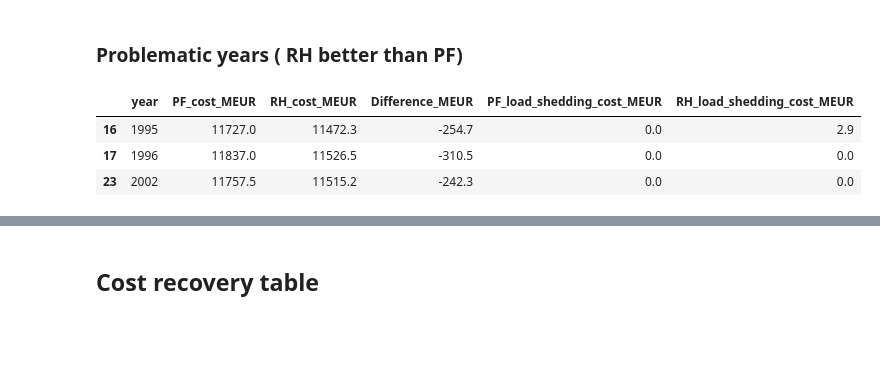
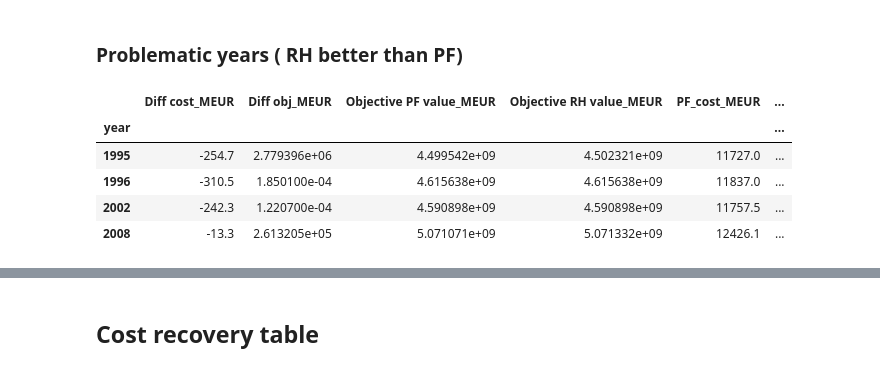
Before and after one commit to jonathangadfelt/MSc-thesis-Jonathan-Gadfelt, a Jupyter notebook: RLH_results.ipynb, the cells around one changed output, grey strips where cells are left out. Cells and saved outputs as stored; diff of their text form; code cells hidden in the pictures; blank space fills up the shorter version.

```diff
--- a/RLH_results.ipynb
+++ b/RLH_results.ipynb
@@ -103,7 +82,7 @@ AttributeError: 'Network' object has no attribute '_rolling_runs'
 # Results storage
 results = []
 
-for year in weather_years[:28]:  # Limiting to first 28 years for quicker testing
+for year in weather_years:  # Limiting to first 28 years for quicker testing
     pf_net = networks_pf[year]
     rh_net = networks_rh[year]
 
@@ -132,15 +111,20 @@ for year in weather_years[:28]:  # Limiting to first 28 years for quicker testin
 
     results.append({
         'year': year,
-        #'Objective value_MEUR': round(pf_net.objective, 1),
+        'Objective PF value_MEUR': round(pf_net.objective, 6),
         #'RH_objective_value_MEUR': round(rh_net., 1),
         'PF_cost_MEUR': round(pf_cost, 1),
         'RH_cost_MEUR': round(rh_cost, 1),
-        'Difference_MEUR': round(diff, 1),
+        'Diff cost_MEUR': round(diff, 1),
         'PF_load_shedding_cost_MEUR': round(ls_total_cost_pf, 1),
         'RH_load_shedding_cost_MEUR': round(ls_total_cost_rh, 1)
     })
 
 results_df = pd.DataFrame(results)
+obj_rh = pd.read_csv("rolling_objectives_N_RH_w-2017_d-2019_h-2007_ESP_0BS_hSPC.nc.csv")
+results_df['Objective RH value_MEUR'] = (obj_rh['total objective']).round(6)
+results_df["Diff obj_MEUR"] = (results_df['Objective RH value_MEUR'] - results_df['Objective PF value_MEUR']).round(8)
+results_df = results_df[sorted(results_df.columns)]
+results_df = results_df.set_index('year')
 results_df
 # %% [output]
@@ -227,10 +212,12 @@ results_df
 ### Problematic years ( RH better than PF)
 # %%
 # Problematic years
-problematic_years = results_df[results_df['Difference_MEUR'] < 0]
+problematic_years = results_df[results_df['Diff cost_MEUR'] < 0]
 problematic_years
 # %% [output]
-|  | year | PF_cost_MEUR | RH_cost_MEUR | Difference_MEUR | PF_load_shedding_cost_MEUR | RH_load_shedding_cost_MEUR |
-| 16 | 1995 | 11727.0 | 11472.3 | -254.7 | 0.0 | 2.9 |
-| 17 | 1996 | 11837.0 | 11526.5 | -310.5 | 0.0 | 0.0 |
-| 23 | 2002 | 11757.5 | 11515.2 | -242.3 | 0.0 | 0.0 |
+|  | Diff cost_MEUR | Diff obj_MEUR | Objective PF value_MEUR | Objective RH value_MEUR | PF_cost_MEUR | ... |
+| year |  |  |  |  |  | ... |
+| 1995 | -254.7 | 2.779396e+06 | 4.499542e+09 | 4.502321e+09 | 11727.0 | ... |
+| 1996 | -310.5 | 1.850100e-04 | 4.615638e+09 | 4.615638e+09 | 11837.0 | ... |
+| 2002 | -242.3 | 1.220700e-04 | 4.590898e+09 | 4.590898e+09 | 11757.5 | ... |
+| 2008 | -13.3 | 2.613205e+05 | 5.071071e+09 | 5.071332e+09 | 12426.1 | ... |
```
Also changed, not shown: parts of 36 cells of this notebook, 2 other files.
